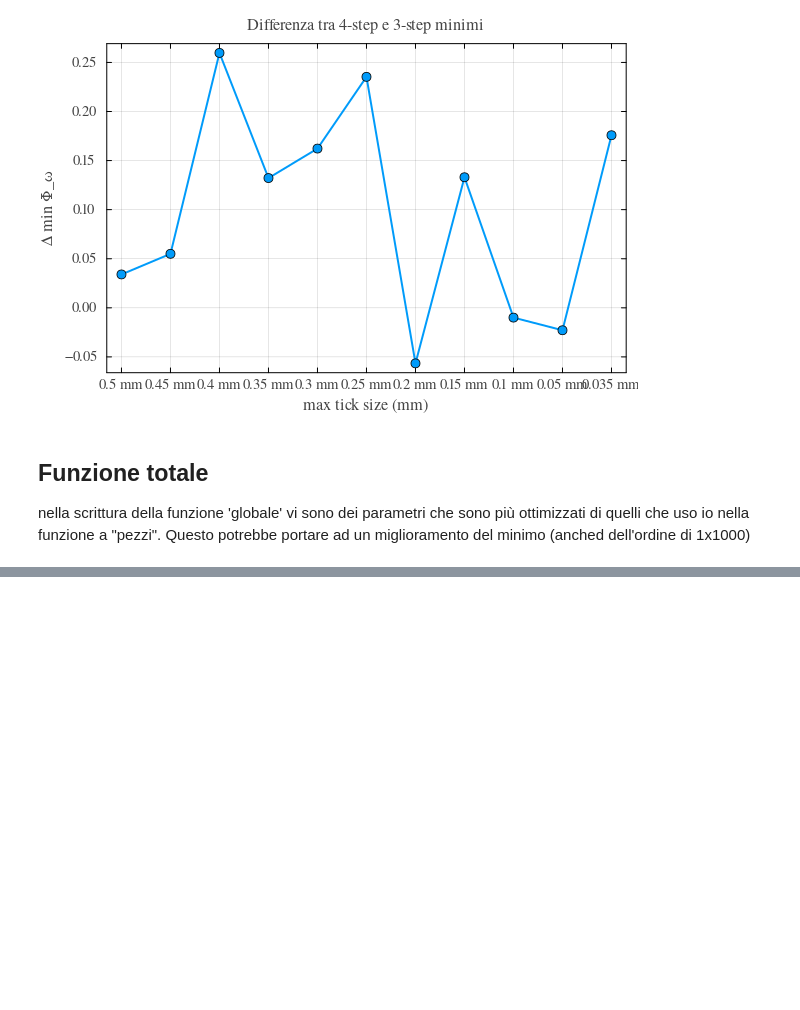
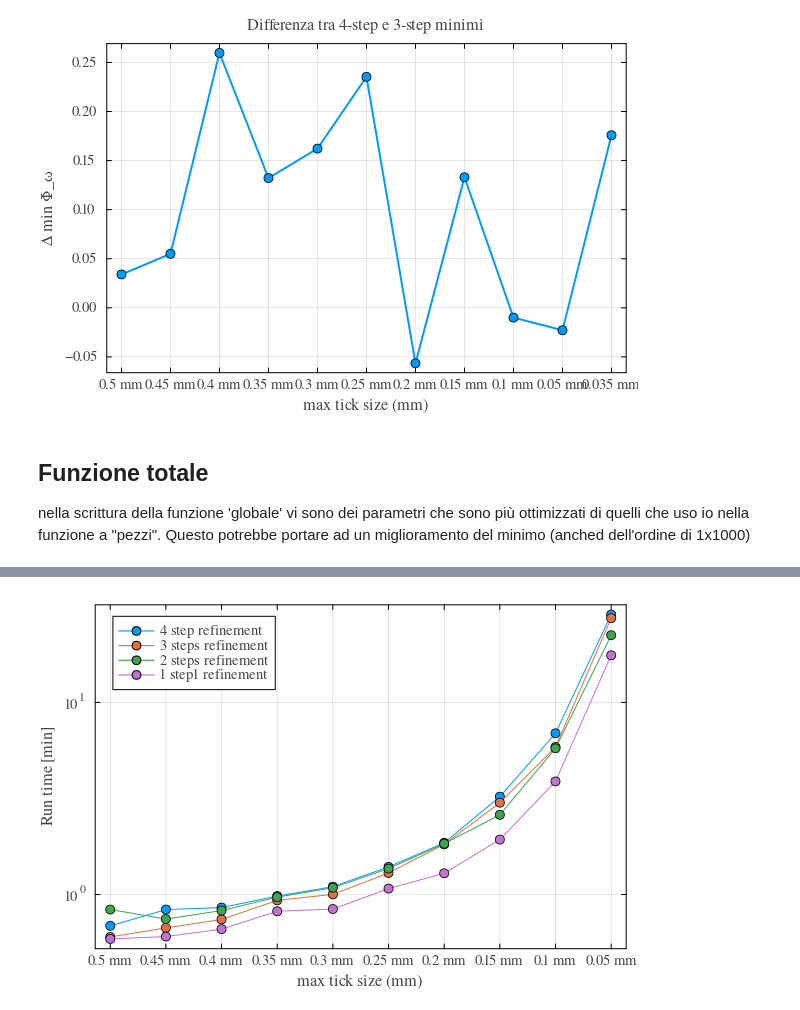
Before and after one commit to RitaF00/SolidStateDetector-NEW, a Jupyter notebook: SSDdev/notebooks/new_refinement_on_grid/minimum_wp.ipynb, the cells around one changed output, grey strips where cells are left out. Drawn from its saved outputs; the diff is of its cells as text; code cells hidden in the pictures; blank space fills up the shorter version.

```diff
--- a/SSDdev/notebooks/new_refinement_on_grid/minimum_wp.ipynb
+++ b/SSDdev/notebooks/new_refinement_on_grid/minimum_wp.ipynb
@@ -293,0 +425,2 @@ in expression starting at /home/ritaferi/Phd/SSDdev/notebooks/new_refinement_on_
+# %%
+grid_comp = [0.5u"mm", 0.45u"mm", 0.4u"mm", 0.35u"mm", 0.3u"mm", 0.25u"mm", 0.2u"mm", 0.15u"mm", 0.1u"mm", 0.05u"mm"]
@@ -293,0 +583,63 @@ in expression starting at /home/ritaferi/Phd/SSDdev/notebooks/new_refinement_on_
+# %%
+default(
+    fontfamily = "Times",
+    guidefontsize = 10,
+    tickfontsize = 9,
+    legendfontsize = 9,
+    titlefontsize = 10,
+    lw = 1,
+    ms = 5
+)
+
+y_max = ceil(Int, maximum([run_time_4; run_time_3]) / 60)  # massima y arrotondata
+yticks_vals = 0:2:y_max  # tick ogni 2 minuti
+
+x = 1:length(grid_comp)
+labels = string.(grid_comp)
+
+
+
+# Plot superiore
+p = plot(
+    x, run_time_4 ./60;
+    seriestype = :path,
+    marker = :circle,
+    markersize = 5,
+    xticks = (x, labels),
+    xlabel = "max tick size (mm)",
+    lw = 1,
+    ylabel = "Run time [min]",
+    legend = true,
+    label = "4 step refinement",
+framestyle = :box,
+    grid = true,
+    gridalpha = 0.1,
+    yscale = :log10
+)
+
+plot!(
+    x, run_time_3 ./60;
+    seriestype = :path,
+    marker = :circle,
+    markersize = 5,
+    label = "3 steps refinement")
+
+
+plot!(
+    x, run_time_2 ./60;
+    seriestype = :path,
+    marker = :circle,
+    markersize = 5,
+    label = "2 steps refinement")
+
+plot!(
+    x, run_time_1 ./60;
+    seriestype = :path,
+    marker = :circle,
+    markersize = 5,
+    label = "1 step1 refinement")
+
+savefig(p, "time_comparison_ref_jump_log.png")
+display(p)
+# %% [output]
+[figure, added]
```
Also changed, not shown: parts of 10 cells of this notebook, 14 other files.
